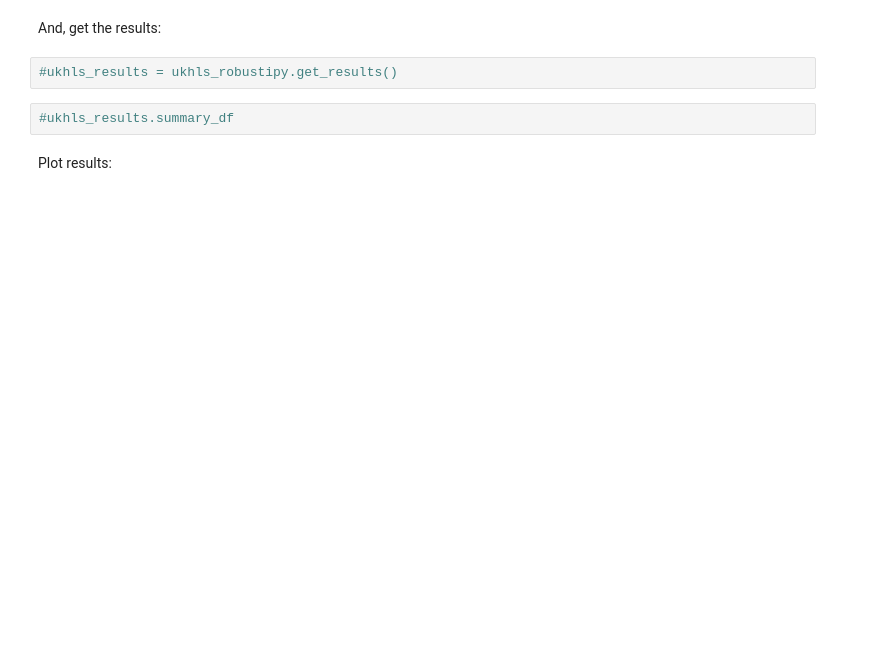
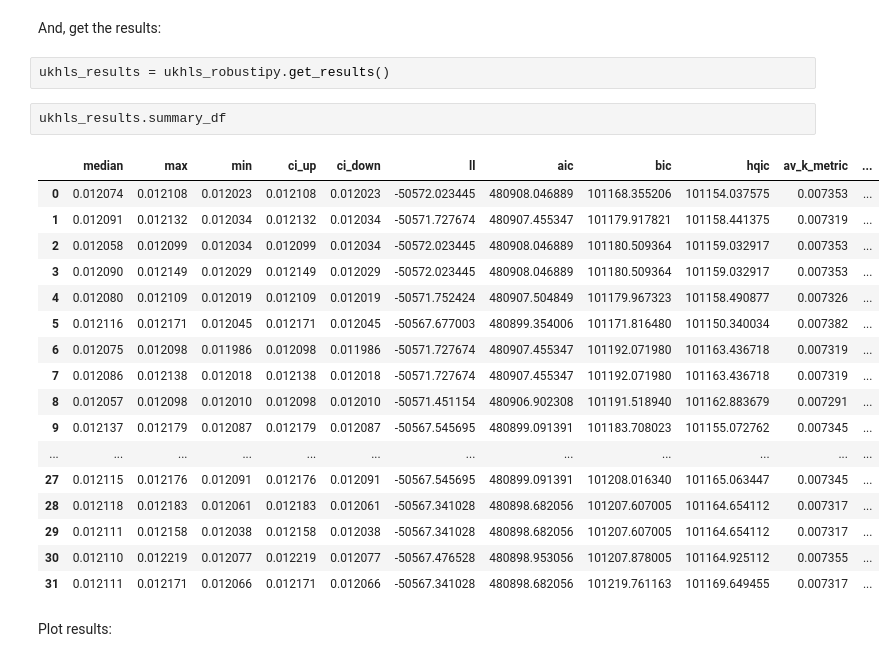
Before and after one commit to RobustiPy/Empirical-Examples, a Jupyter notebook: example_3_ukhls.ipynb, the cells around one changed output. Drawn from its saved outputs; the diff is of its cells as text; blank space fills up the shorter version.

```diff
--- a/example_3_ukhls.ipynb
+++ b/example_3_ukhls.ipynb
@@ -184,9 +175,27 @@ ValueError: Inputs must not be empty.
 # %% [markdown]
 And, get the results:
 # %%
-#ukhls_results = ukhls_robustipy.get_results()
+ukhls_results = ukhls_robustipy.get_results()
 # %%
-#ukhls_results.summary_df
+ukhls_results.summary_df
+# %% [output]
+|  | median | max | min | ci_up | ci_down | ll | aic | bic | hqic | av_k_metric | ... |
+| 0 | 0.012074 | 0.012108 | 0.012023 | 0.012108 | 0.012023 | -50572.023445 | 480908.046889 | 101168.355206 | 101154.037575 | 0.007353 | ... |
+| 1 | 0.012091 | 0.012132 | 0.012034 | 0.012132 | 0.012034 | -50571.727674 | 480907.455347 | 101179.917821 | 101158.441375 | 0.007319 | ... |
+| 2 | 0.012058 | 0.012099 | 0.012034 | 0.012099 | 0.012034 | -50572.023445 | 480908.046889 | 101180.509364 | 101159.032917 | 0.007353 | ... |
+| 3 | 0.012090 | 0.012149 | 0.012029 | 0.012149 | 0.012029 | -50572.023445 | 480908.046889 | 101180.509364 | 101159.032917 | 0.007353 | ... |
+| 4 | 0.012080 | 0.012109 | 0.012019 | 0.012109 | 0.012019 | -50571.752424 | 480907.504849 | 101179.967323 | 101158.490877 | 0.007326 | ... |
+| 5 | 0.012116 | 0.012171 | 0.012045 | 0.012171 | 0.012045 | -50567.677003 | 480899.354006 | 101171.816480 | 101150.340034 | 0.007382 | ... |
+| 6 | 0.012075 | 0.012098 | 0.011986 | 0.012098 | 0.011986 | -50571.727674 | 480907.455347 | 101192.071980 | 101163.436718 | 0.007319 | ... |
+| 7 | 0.012086 | 0.012138 | 0.012018 | 0.012138 | 0.012018 | -50571.727674 | 480907.455347 | 101192.071980 | 101163.436718 | 0.007319 | ... |
+| 8 | 0.012057 | 0.012098 | 0.012010 | 0.012098 | 0.012010 | -50571.451154 | 480906.902308 | 101191.518940 | 101162.883679 | 0.007291 | ... |
+| 9 | 0.012137 | 0.012179 | 0.012087 | 0.012179 | 0.012087 | -50567.545695 | 480899.091391 | 101183.708023 | 101155.072762 | 0.007345 | ... |
+| ... | ... | ... | ... | ... | ... | ... | ... | ... | ... | ... | ... |
+| 27 | 0.012115 | 0.012176 | 0.012091 | 0.012176 | 0.012091 | -50567.545695 | 480899.091391 | 101208.016340 | 101165.063447 | 0.007345 | ... |
+| 28 | 0.012118 | 0.012183 | 0.012061 | 0.012183 | 0.012061 | -50567.341028 | 480898.682056 | 101207.607005 | 101164.654112 | 0.007317 | ... |
+| 29 | 0.012111 | 0.012158 | 0.012038 | 0.012158 | 0.012038 | -50567.341028 | 480898.682056 | 101207.607005 | 101164.654112 | 0.007317 | ... |
+| 30 | 0.012110 | 0.012219 | 0.012077 | 0.012219 | 0.012077 | -50567.476528 | 480898.953056 | 101207.878005 | 101164.925112 | 0.007355 | ... |
+| 31 | 0.012111 | 0.012171 | 0.012066 | 0.012171 | 0.012066 | -50567.341028 | 480898.682056 | 101219.761163 | 101169.649455 | 0.007317 | ... |
 # %% [markdown]
 Plot results:
 # %%
```
Also changed, not shown: parts of 12 cells of this notebook, 1 other file.
